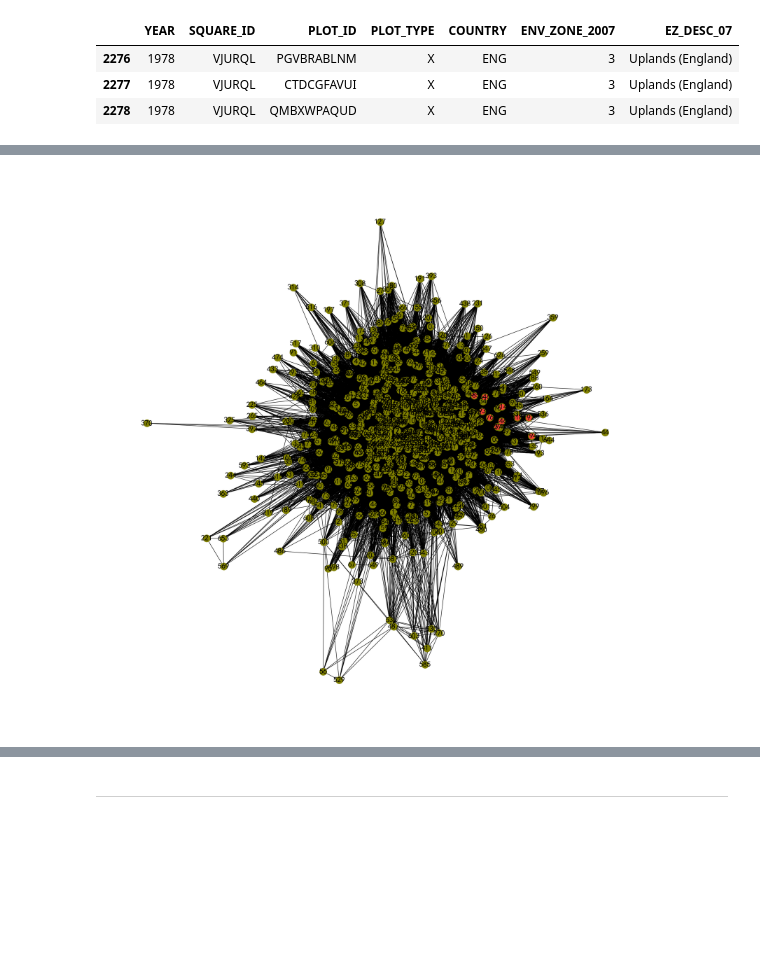
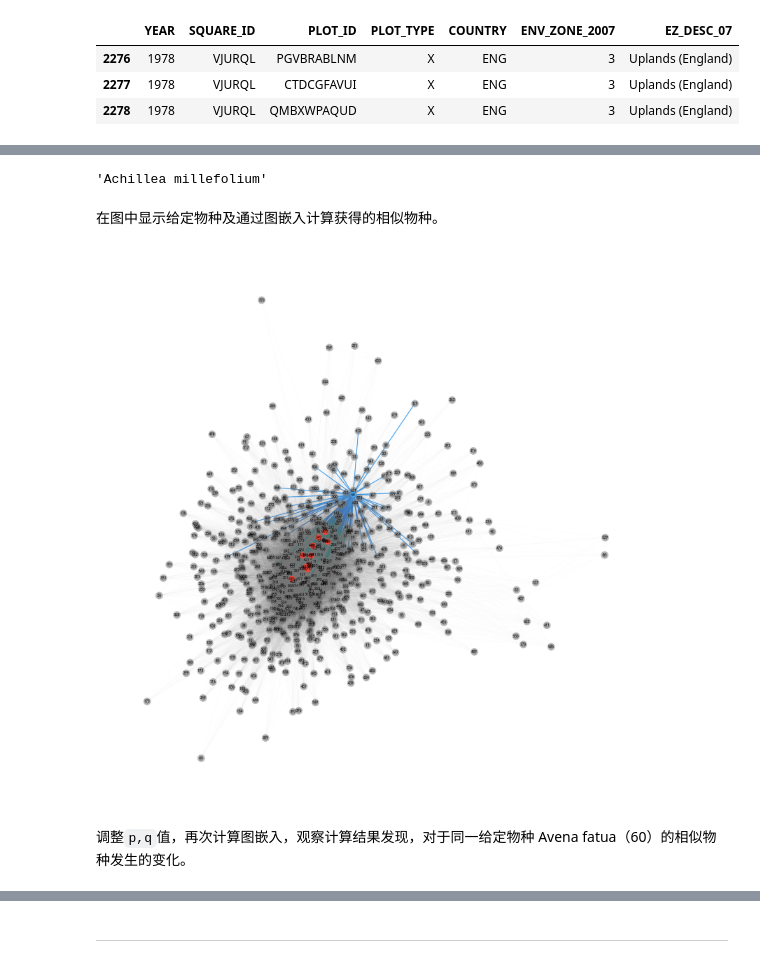
Before and after one commit to richieBao/USDA_special_study, a Jupyter notebook: code/4.10.4-图神经网络（GNN）.ipynb, the cells around one changed output, grey strips where cells are left out. Drawn from its saved outputs; the diff is of its cells as text; code cells hidden in the pictures; blank space fills up the shorter version.

```diff
--- a/code/4.10.4-图神经网络（GNN）.ipynb
+++ b/code/4.10.4-图神经网络（GNN）.ipynb
@@ -357,3 +386,3 @@ nx.set_node_attributes(G_species,species_name2encoder,'name')
 # %%
-node2vec=Node2Vec(G_species, dimensions=64, walk_length=20, num_walks=200, p=2, q=1, workers=1)
-model=node2vec.fit(window=10, min_count=1, batch_words=4)
+node2vec=Node2Vec(G_species, dimensions=64, walk_length=30, num_walks=200, p=.1, q=10, workers=8)
+model_pq=node2vec.fit(window=10, min_count=1, batch_words=4)
@@ -363,9 +394,9 @@ def most_similar_species(species_name,species_encoder2name,model,num=10):
     species_similar=model.wv.most_similar(species_name2encoder[species_name])
     species_similar_nameNencoder=[(i[0],species_encoder2name[int(i[0])],i[1]) for i in species_similar]
 
-    return species_similar_nameNencoder
+    species_encoder=species_name2encoder[species_name]
+    return species_similar_nameNencoder,species_encoder
 
-species_encoder2name=pd.Series(species_list.BRC_NAMES.values,index=species_list.name_encoder).to_dict()
-species_similar_nameNencoder=most_similar_species('Polytrichum commune',species_encoder2name,model)
-species_similar_nameNencoder
+species_similar_nameNencoder_pq,species_encoder=most_similar_species('Avena fatua',species_encoder2name,model_pq)
+species_similar_nameNencoder_pq
 # %% [output]
@@ -382,5 +429,25 @@ species_similar_nameNencoder
+# %%
+species_encoder2name[2]
+# %% [output]
+'Achillea millefolium'
+# %% [markdown]
+在图中显示给定物种及通过图嵌入计算获得的相似物种。
 # %%
-similar_nodes=[[int(i[0])] for i in species_similar_nameNencoder]
-usda_network.G_drawing(G_species,figsize=(20,20),edge_widths=1,nodes=similar_nodes,nodes_color=['#F44336']*len(similar_nodes))
+species_edges=list(G_species.edges(species_encoder))
+
+similar_nodes=[[species_encoder],[int(i[0]) for i in species_similar_nameNencoder_pq]]
+usda_network.G_drawing(G_species,
+                       figsize=(20,20),
+                       edge_widths=[2]*len(species_edges),
+                       nodes=similar_nodes,nodes_color=['#42A5F5','#F44336'],
+                       routes=species_edges,
+                       edge_colors=['#42A5F5']*len(species_edges),
+                       edge_color=(117/255,117/255,117/255,.01),
+                       font_size=10,
+                       node_color=(117/255,117/255,117/255,.5),
+                       edgecolors=(117/255,117/255,117/255,.5),
+                       )
 # %% [output]
-[figure, old version]
+[figure, new version]
+# %% [markdown]
+调整`p,q`值，再次计算图嵌入，观察计算结果发现，对于同一给定物种 Avena fatua（60）的相似物种发生的变化。
```
Also changed, not shown: parts of 46 cells of this notebook, 7 other files.
